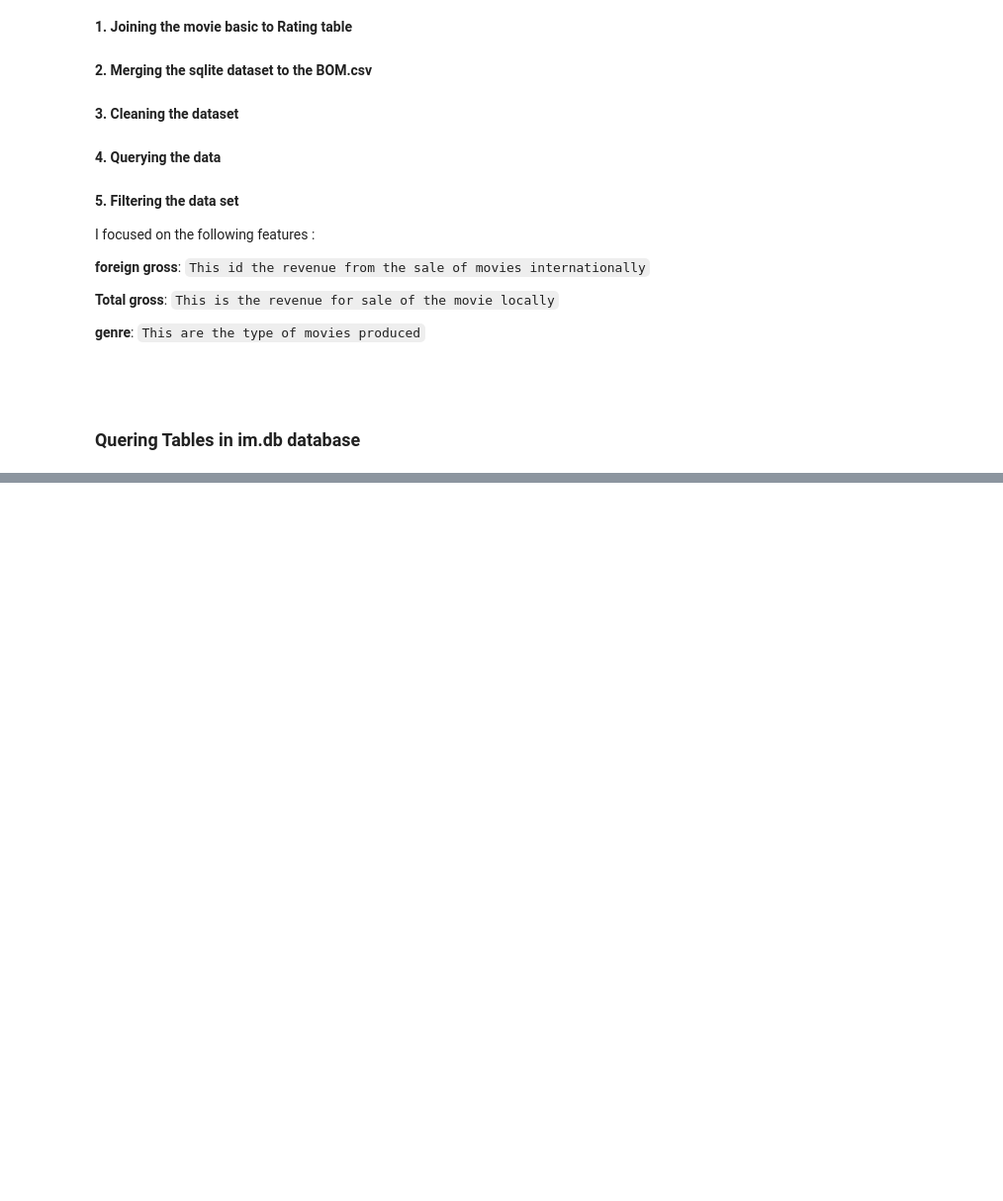
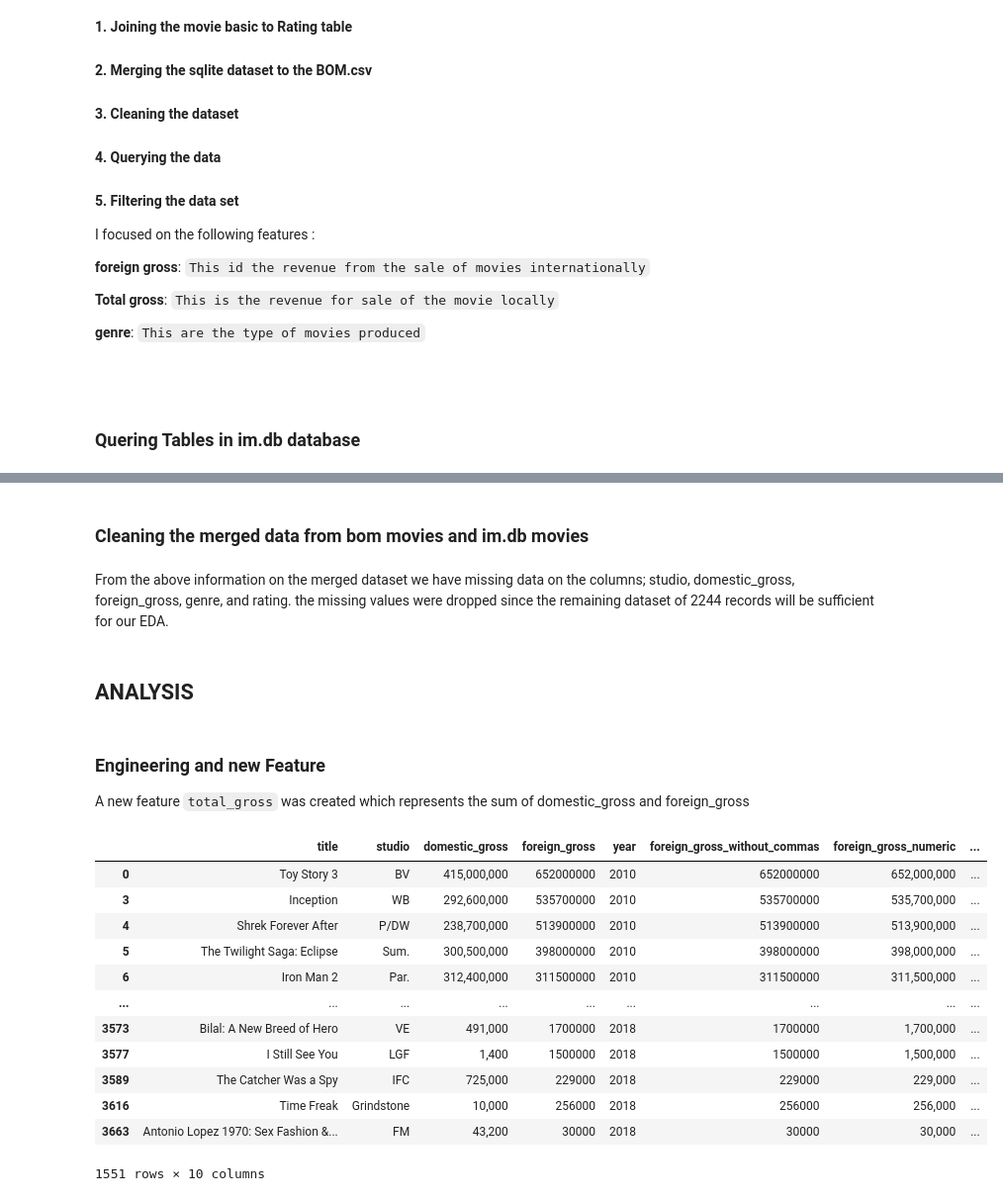
Before and after one commit to Giwanji/phase1project, a Jupyter notebook: firstproject.ipynb, the cells around one changed output, grey strips where cells are left out. Shown at 99% size. Saved outputs shown, nothing was run; the diff lists cells and outputs as text; code cells hidden in the pictures; blank space fills up the shorter version.

```diff
--- a/firstproject.ipynb
+++ b/firstproject.ipynb
@@ -128,0 +244,4 @@ movie_ratings = pd.read_sql(table_query_movie_ratings, conn)
+# %% [markdown]
+### Cleaning the merged data from bom movies and im.db movies
+# %% [markdown]
+From the above information on the merged dataset we have missing data on the columns; studio, domestic_gross, foreign_gross, genre, and rating. the missing values were dropped since the remaining dataset of 2244 records will be sufficient for our EDA.
@@ -128,0 +252,23 @@ movie_ratings = pd.read_sql(table_query_movie_ratings, conn)
+# %% [markdown]
+## ANALYSIS
+# %% [markdown]
+### Engineering and new Feature
+A new feature `total_gross` was created  which represents the sum of domestic_gross and foreign_gross
+# %%
+# Creating the total_gross column from domestic gross and foreign gross
+merged_movies['total_gross'] = merged_movies['domestic_gross'] + merged_movies['foreign_gross_numeric']
+merged_movies
+# %% [output]
+|  | title | studio | domestic_gross | foreign_gross | year | foreign_gross_without_commas | foreign_gross_numeric | ... |
+| 0 | Toy Story 3 | BV | 415,000,000 | 652000000 | 2010 | 652000000 | 652,000,000 | ... |
+| 3 | Inception | WB | 292,600,000 | 535700000 | 2010 | 535700000 | 535,700,000 | ... |
+| 4 | Shrek Forever After | P/DW | 238,700,000 | 513900000 | 2010 | 513900000 | 513,900,000 | ... |
+| 5 | The Twilight Saga: Eclipse | Sum. | 300,500,000 | 398000000 | 2010 | 398000000 | 398,000,000 | ... |
+| 6 | Iron Man 2 | Par. | 312,400,000 | 311500000 | 2010 | 311500000 | 311,500,000 | ... |
+| ... | ... | ... | ... | ... | ... | ... | ... | ... |
+| 3573 | Bilal: A New Breed of Hero | VE | 491,000 | 1700000 | 2018 | 1700000 | 1,700,000 | ... |
+| 3577 | I Still See You | LGF | 1,400 | 1500000 | 2018 | 1500000 | 1,500,000 | ... |
+| 3589 | The Catcher Was a Spy | IFC | 725,000 | 229000 | 2018 | 229000 | 229,000 | ... |
+| 3616 | Time Freak | Grindstone | 10,000 | 256000 | 2018 | 256000 | 256,000 | ... |
+| 3663 | Antonio Lopez 1970: Sex Fashion &... | FM | 43,200 | 30000 | 2018 | 30000 | 30,000 | ... |
+1551 rows × 10 columns
```
Also changed, not shown: parts of 23 cells of this notebook.
